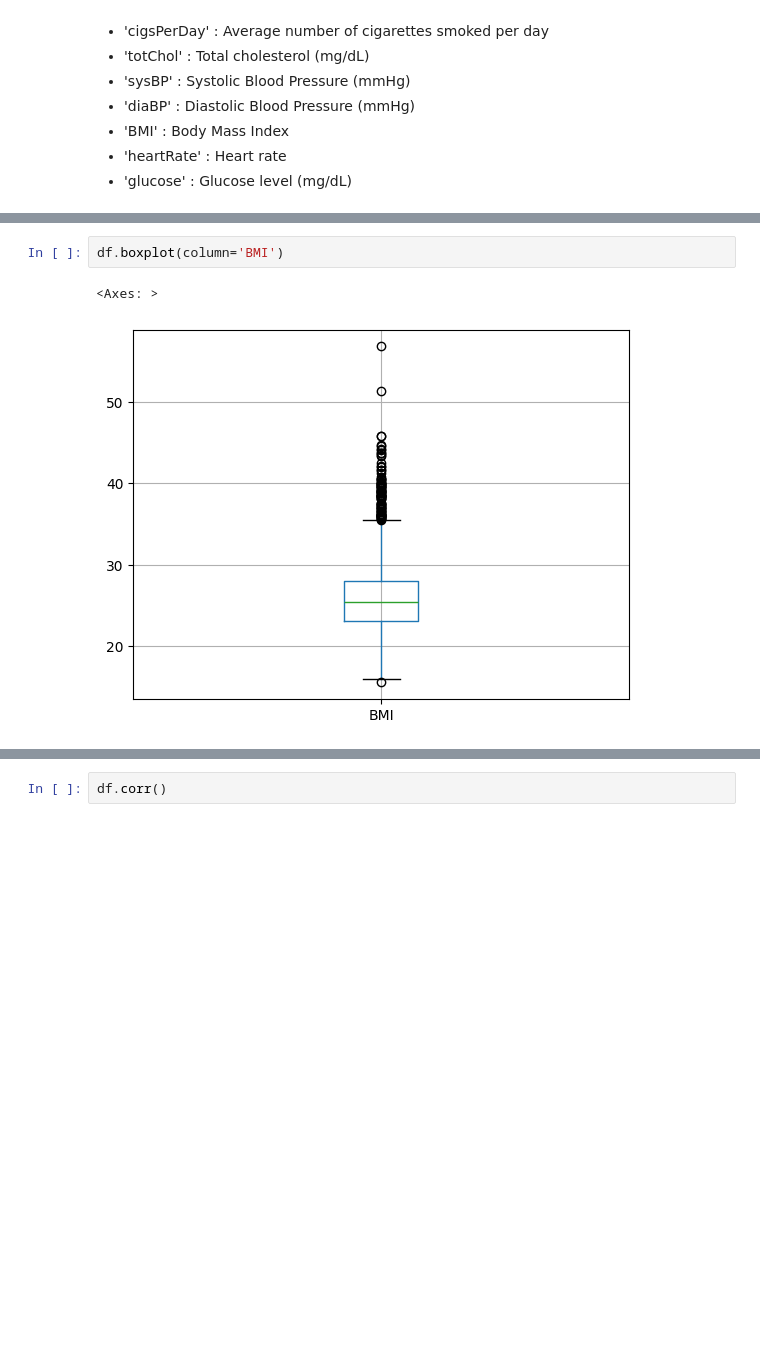
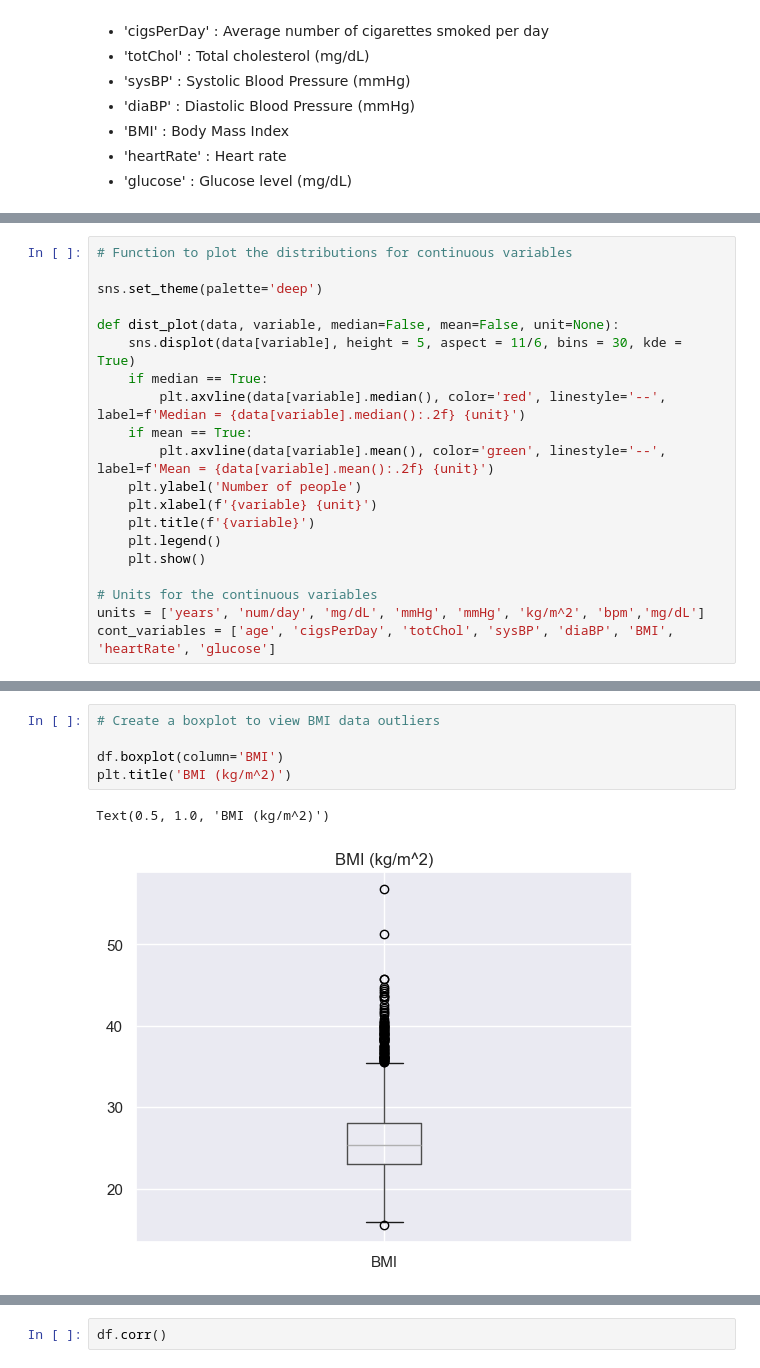
Before and after one commit to SmiffBarney/Heart-Disease-Analysis, a Jupyter notebook: notebooks/0_main_eda.ipynb, the cells around one changed output, grey strips where cells are left out. Drawn from its saved outputs; the diff is of its cells as text; blank space fills up the shorter version.

```diff
--- a/notebooks/0_main_eda.ipynb
+++ b/notebooks/0_main_eda.ipynb
@@ -139,0 +158,20 @@ df['education'].plot(kind='hist', bins=4, title='Distribution of education level
+# %%
+# Function to plot the distributions for continuous variables
+
+sns.set_theme(palette='deep')
+
+def dist_plot(data, variable, median=False, mean=False, unit=None):
+    sns.displot(data[variable], height = 5, aspect = 11/6, bins = 30, kde = True)
+    if median == True:
+        plt.axvline(data[variable].median(), color='red', linestyle='--', label=f'Median = {data[variable].median():.2f} {unit}')
+    if mean == True:
+        plt.axvline(data[variable].mean(), color='green', linestyle='--', label=f'Mean = {data[variable].mean():.2f} {unit}')
+    plt.ylabel('Number of people')
+    plt.xlabel(f'{variable} {unit}')
+    plt.title(f'{variable}')
+    plt.legend()
+    plt.show()
+
+# Units for the continuous variables
+units = ['years', 'num/day', 'mg/dL', 'mmHg', 'mmHg', 'kg/m^2', 'bpm','mg/dL']
+cont_variables = ['age', 'cigsPerDay', 'totChol', 'sysBP', 'diaBP', 'BMI', 'heartRate', 'glucose']
@@ -140,5 +212,8 @@ df['education'].plot(kind='hist', bins=4, title='Distribution of education level
 # %%
+# Create a boxplot to view BMI data outliers
+
 df.boxplot(column='BMI')
+plt.title('BMI (kg/m^2)')
 # %% [output]
-<Axes: >
+Text(0.5, 1.0, 'BMI (kg/m^2)')
-[figure, old version]
+[figure, new version]
```
Also changed, not shown: parts of 25 cells of this notebook, 14 other files.
